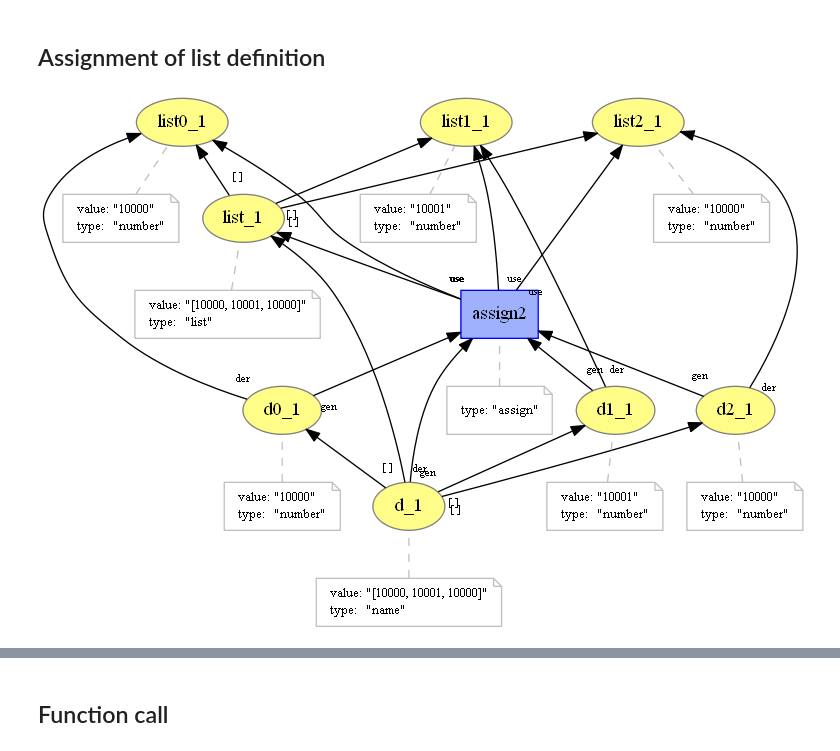
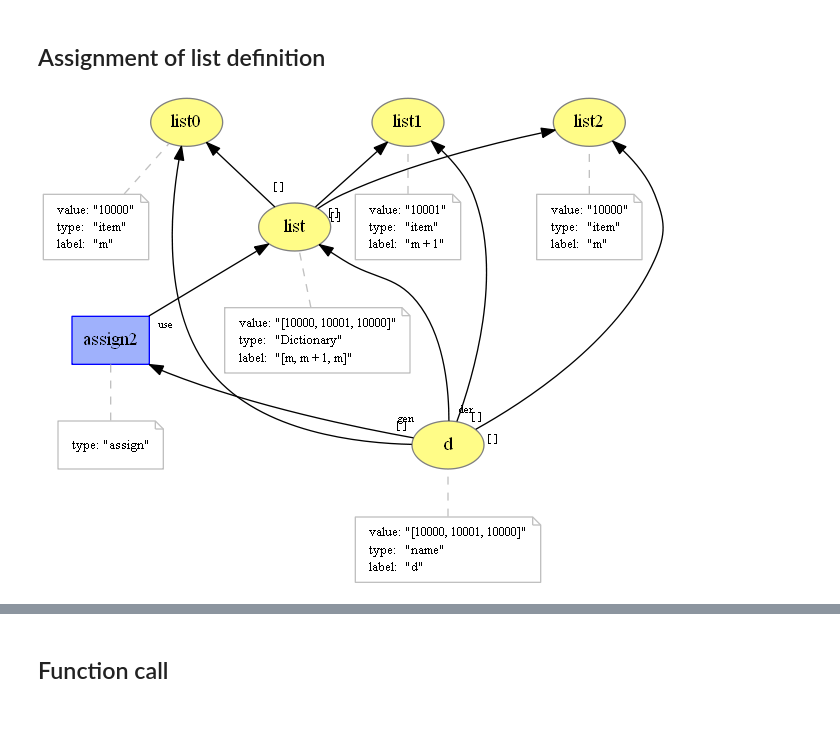
Before and after one commit to dew-uff/versioned-prov, a Jupyter notebook: notebooks/[PROV] Mapping.ipynb, the cells around one changed output, grey strips where cells are left out. Saved outputs shown, nothing was run; the diff lists cells and outputs as text; code cells hidden in the pictures; blank space fills up the shorter version.

```diff
--- a/notebooks/[PROV] Mapping.ipynb
+++ b/notebooks/[PROV] Mapping.ipynb
@@ -86,41 +86,27 @@ wasGeneratedBy(list_1, definelist1, -)
 # %%
 %%provn -o ../plain_prov/list_assign -e png svg pdf provn
 // old entities from previous figure
-entity(list_1, [value="[10000, 10001, 10000]", type="list"])
-entity(list0_1, [value="10000", type="number"])
-entity(list1_1, [value="10001", type="number"])
-entity(list2_1, [value="10000", type="number"])
+entity(list, [value="[10000, 10001, 10000]", type="Dictionary", label="[m, m + 1, m]"])
+entity(list0, [value="10000", type="item", label="m"])
+entity(list1, [value="10001", type="item", label="m + 1"])
+entity(list2, [value="10000", type="item", label="m"])
 
-hadMember(list_1, list0_1)
-hadMember(list_1, list1_1)
-hadMember(list_1, list2_1)
+hadMember(list, list0)
+hadMember(list, list1)
+hadMember(list, list2)
 
 // new entities
-entity(d_1, [value="[10000, 10001, 10000]", type="name"])
-entity(d0_1, [value="10000", type="number"])
-entity(d1_1, [value="10001", type="number"])
-entity(d2_1, [value="10000", type="number"])
-
-hadMember(d_1, d0_1)
-hadMember(d_1, d1_1)
-hadMember(d_1, d2_1)
-
+entity(d, [value="[10000, 10001, 10000]", type="name", label="d"])
+hadMember(d, list0)
+hadMember(d, list1)
+hadMember(d, list2)
 
 activity(assign2, [type="assign"])
-used(u7; assign2, list_1, -)
-wasGeneratedBy(g7; d_1, assign2, -)
-wasDerivedFrom(d_1, list_1, assign2, g7, u7)
-used(u8; assign2, list0_1, -)
-wasGeneratedBy(g8; d0_1, assign2, -)
-wasDerivedFrom(d0_1, list0_1, assign2, g8, u8)
-used(u9; assign2, list1_1, -)
-wasGeneratedBy(g9; d1_1, assign2, -)
-wasDerivedFrom(d1_1, list1_1, assign2, g9, u9)
-used(u10; assign2, list2_1, -)
-wasGeneratedBy(g10; d2_1, assign2, -)
-wasDerivedFrom(d2_1, list2_1, assign2, g10, u10)
+used(u7; assign2, list, -)
+wasGeneratedBy(g7; d, assign2, -)
+wasDerivedFrom(d, list, assign2, g7, u7)
 # %% [output]
-[figure, old version]
+[figure, new version]
 # %%
 %%provn -o ../plain_prov/list_assign2 -e png svg pdf provn
 // old entities from previous figure
```
Also changed, not shown: parts of 9 cells of this notebook, 51 other files.
